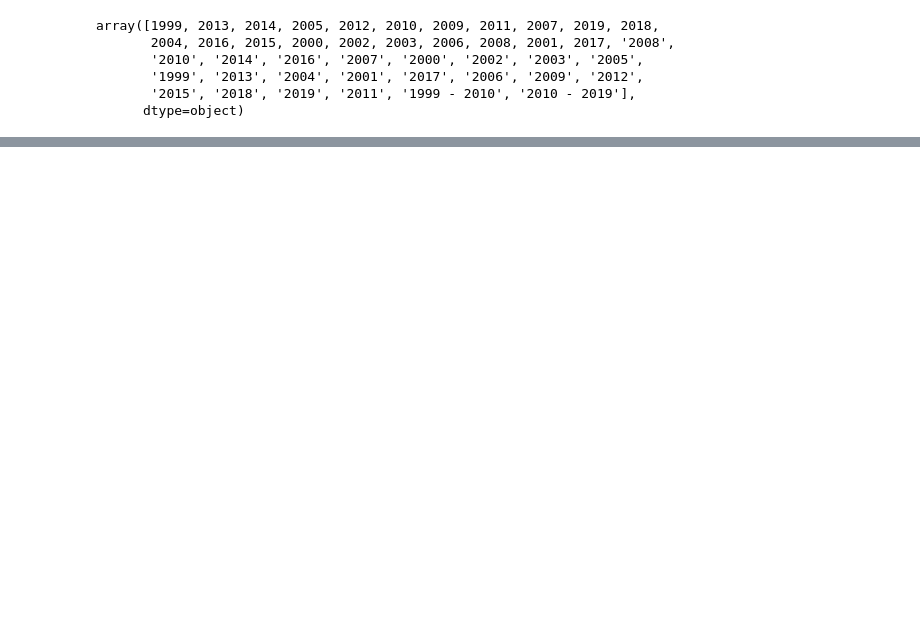
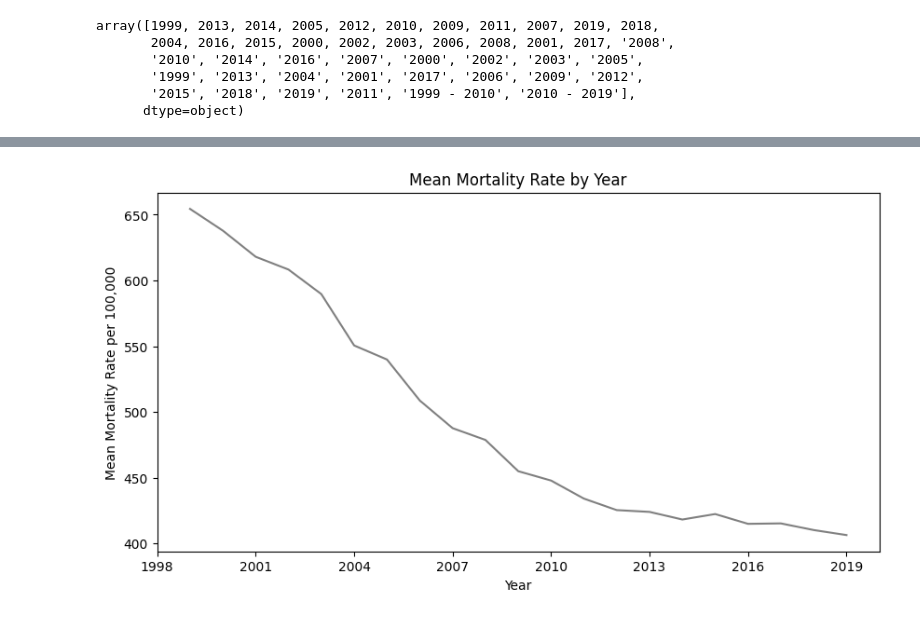
Before and after one commit to sabhi14/heart-disease-analysis, a Jupyter notebook: Code/5100_Heart_Disease_Mortality_Rate.ipynb, the cells around one changed output, grey strips where cells are left out. Cells and saved outputs as stored; diff of their text form; code cells hidden in the pictures; blank space fills up the shorter version.

```diff
--- a/Code/5100_Heart_Disease_Mortality_Rate.ipynb
+++ b/Code/5100_Heart_Disease_Mortality_Rate.ipynb
@@ -281,0 +172,3 @@ This box plot gives much clearer understanding for the Race-Ethnicity with Morta
+# %%
+mortality_data = mortality_data.sort_values(by=['LocationDesc', 'Year'])
+mortality_data.head()
@@ -281,0 +186,7 @@ This box plot gives much clearer understanding for the Race-Ethnicity with Morta
+# %%
+def camel_to_snake(name):
+    name = re.sub('(.)([A-Z][a-z]+)', r'\1_\2', name)
+    name = re.sub('([a-z0-9])([A-Z])', r'\1_\2', name).lower()
+    return re.sub('(.)([0-9][a-z]+)', r'\1_\2', name)
+# %%
+mortality_data.columns = [camel_to_snake(name) for name in mortality_data.columns]
@@ -281,0 +205,3 @@ This box plot gives much clearer understanding for the Race-Ethnicity with Morta
+# %%
+mean_mortality_by_year = mortality_data.groupby('year')['mortality_rate'].mean().reset_index()
+mean_mortality_by_year
@@ -281,0 +226,14 @@ This box plot gives much clearer understanding for the Race-Ethnicity with Morta
+# %%
+plt.figure(figsize=(10, 5))
+
+line_plot = sns.lineplot(x='year', y='mortality_rate', data=mean_mortality_by_year, color='grey')
+
+plt.title('Mean Mortality Rate by Year')
+plt.xlabel('Year')
+plt.ylabel('Mean Mortality Rate per 100,000')
+line_plot.xaxis.set_major_locator(ticker.MaxNLocator(integer=True))
+
+
+plt.show()
+# %% [output]
+[figure, added]
```
Also changed, not shown: parts of 137 cells of this notebook, 1 other file.
